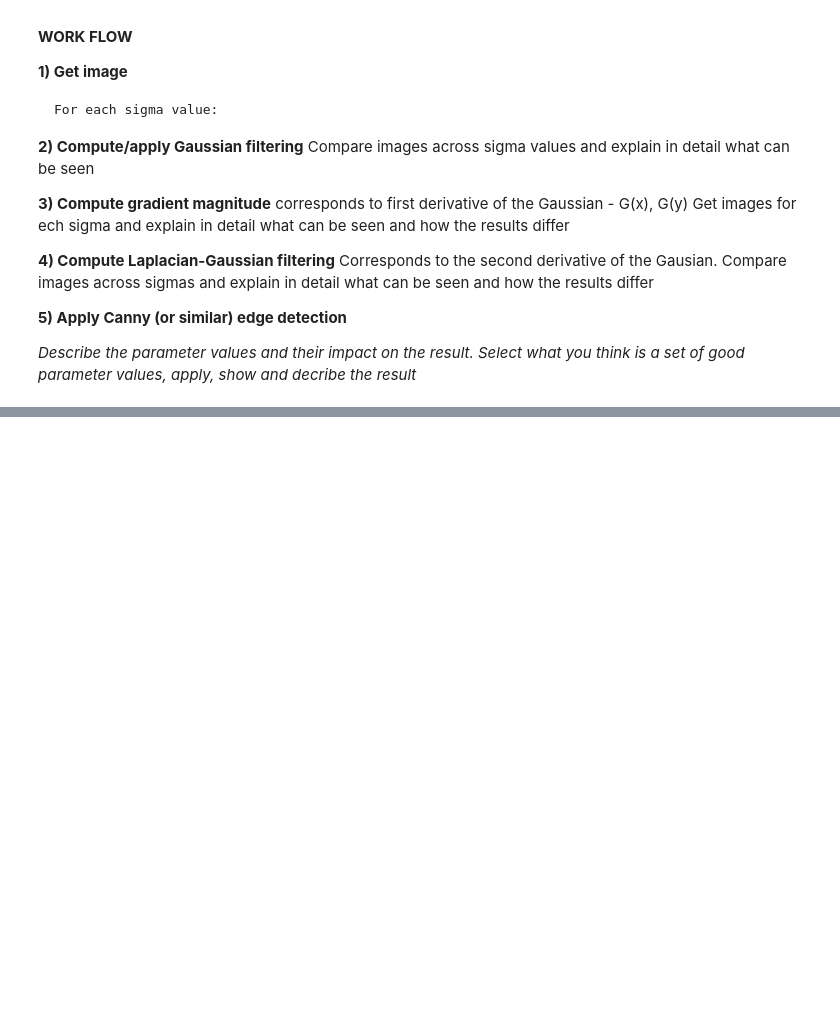
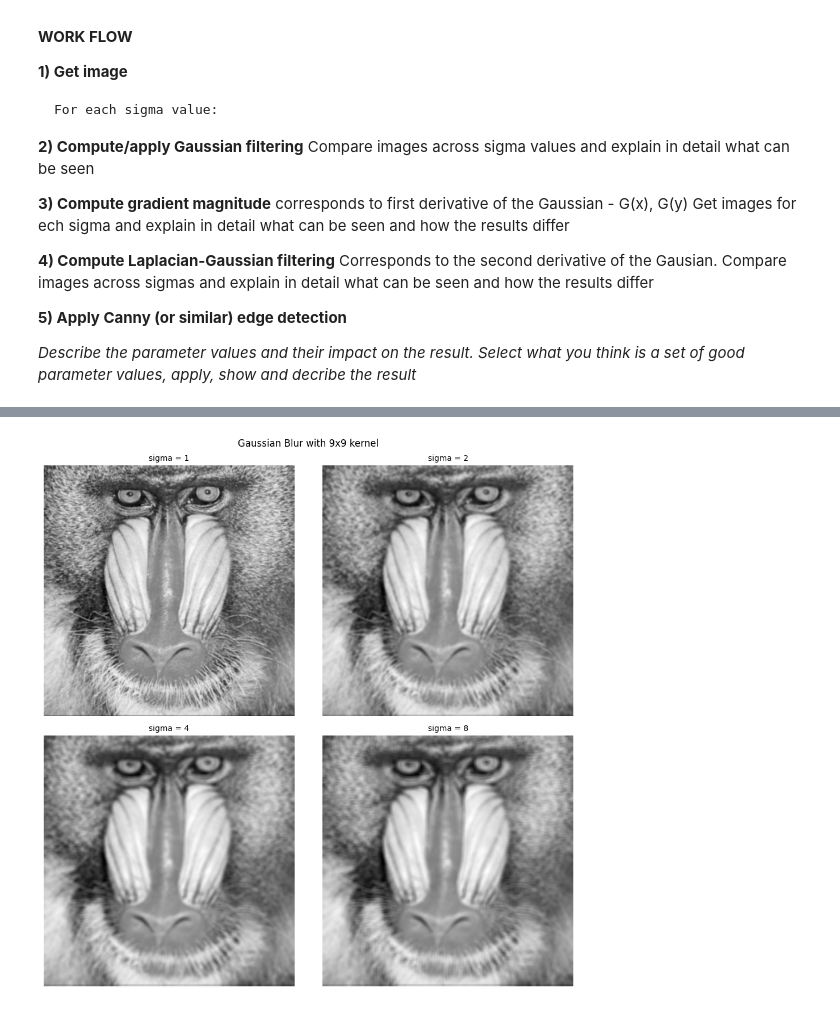
Before and after one commit to axelz3/VIPassingment2, a Jupyter notebook: code.ipynb, the cells around one changed output, grey strips where cells are left out. Saved outputs shown, nothing was run; the diff lists cells and outputs as text; code cells hidden in the pictures; blank space fills up the shorter version.

```diff
--- a/code.ipynb
+++ b/code.ipynb
@@ -73,0 +150,18 @@ array([[1.33830625e-04],
+# %%
+# Bluring - Apply Gaussian filter
+fig, ax = plt.subplots(2,2, figsize=(10,10))
+
+ax = ax.flatten()
+
+for i,s in enumerate(sigma):
+    gaus = cv2.GaussianBlur(img,(9,9), s)
+
+    ax[i].imshow(gaus, cmap='gray')
+    #ax[sigma.index(i)].set_title(f'Gaussian Blurred Image (sigma={i})')
+    ax[i].axis('off')
+    ax[i].set_title(f'sigma = {s}', fontsize=10)
+fig.suptitle(f'Gaussian Blur with 9x9 kernel')
+plt.tight_layout()
+plt.show()
+# %% [output]
+[figure, added]
```
Also changed, not shown: parts of 8 cells of this notebook, 15 other files.
